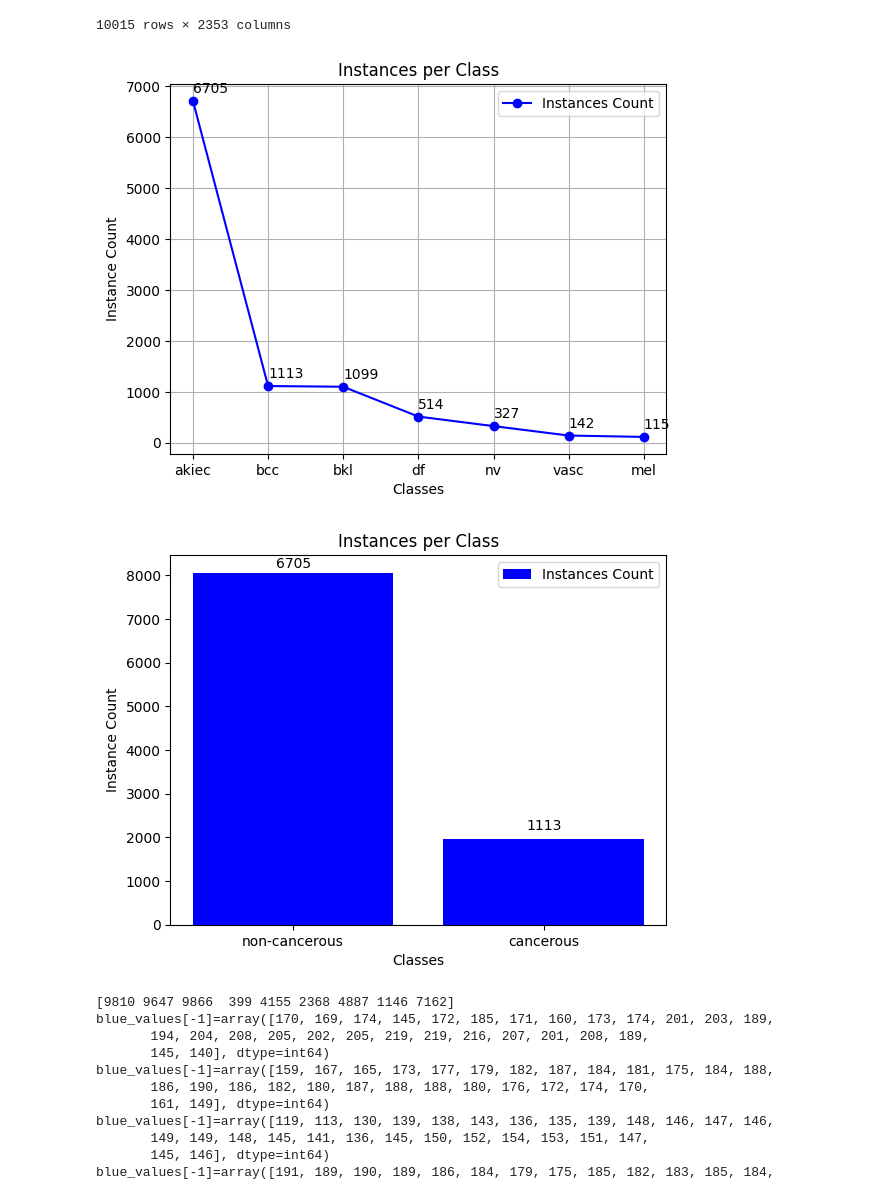
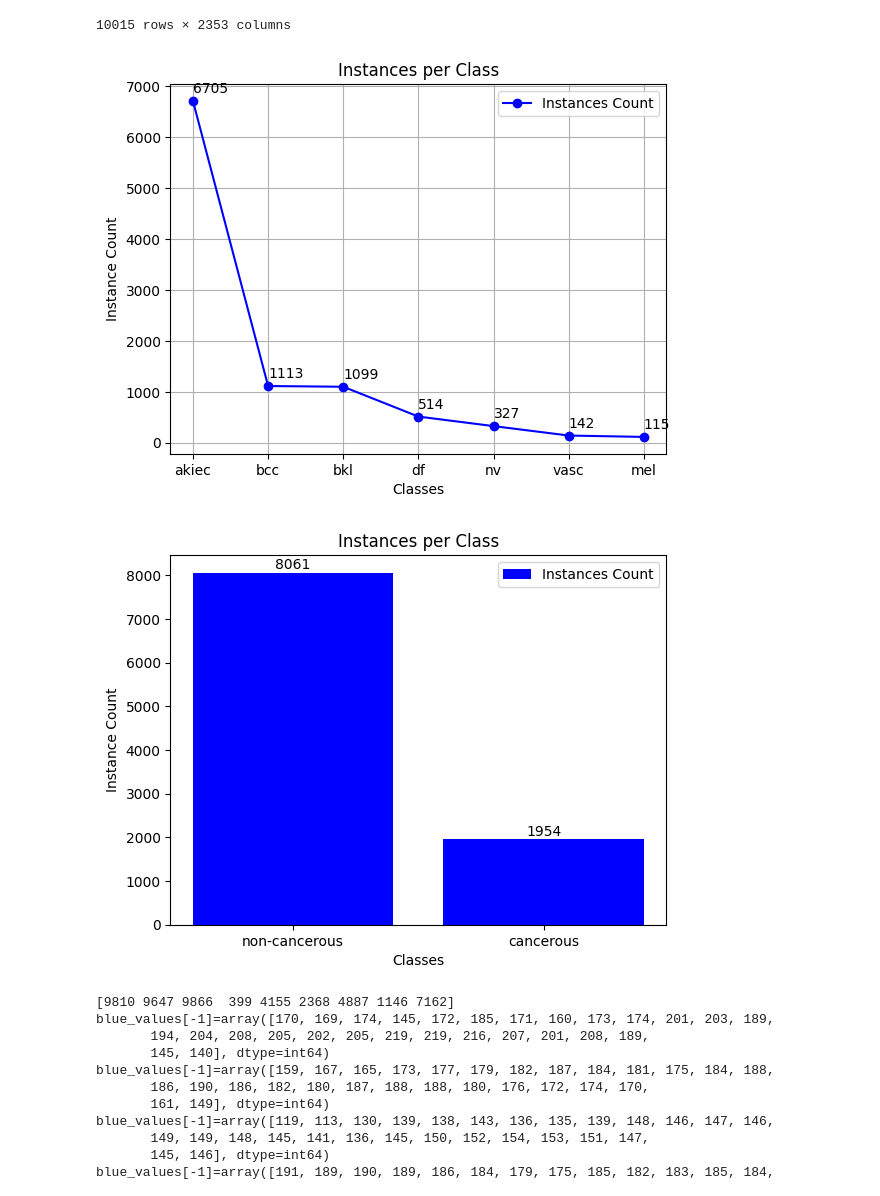
Before and after one commit to ShivanshuKGupta/AI_in_HC, a Jupyter notebook: main2.ipynb, the cells around one changed output. Saved outputs shown, nothing was run; the diff lists cells and outputs as text; code cells hidden in the pictures.

```diff
--- a/main2.ipynb
+++ b/main2.ipynb
@@ -42,36 +42,36 @@ Non-Cancer Instances: 8061
 # %%
 unique_classes_count = all_labels.value_counts()
 unique_classes = ['akiec', 'bcc', 'bkl', 'df', 'nv', 'vasc', 'mel']
 plt.plot(unique_classes,
          unique_classes_count, marker='o', linestyle='-', color='b', label='Instances Count')
 
 for x_coord, y_coord in zip(unique_classes, unique_classes_count):
     plt.text(x_coord, y_coord+100, f'{y_coord}', ha='left', va='bottom')
 
 plt.xlabel('Classes')
 plt.ylabel('Instance Count')
 plt.title('Instances per Class')
 plt.legend()
 plt.grid(True)
 plt.show()
 
-unique_classes_count = all_labels.value_counts()
+unique_classes_count = [noncancer_count,cancer_count]
 unique_classes = ['non-cancerous', 'cancerous']
 plt.bar(unique_classes,
          [noncancer_count, cancer_count], color='b', label='Instances Count')
 
 for x_coord, y_coord in zip(unique_classes, unique_classes_count):
-    plt.text(x_coord, y_coord+1000+(400 if x_coord=='non-cancerous' else 0), f'{y_coord}', ha='center', va='bottom')
+    plt.text(x_coord, y_coord+20, f'{y_coord}', ha='center', va='bottom')
 
 plt.xlabel('Classes')
 plt.ylabel('Instance Count')
 plt.title('Instances per Class')
 plt.legend()
 plt.grid(False)
 plt.show()
 # %% [output]
 [figure]
-[figure, old version]
+[figure, new version]
 # %%
 rows = 3
 cols = 3
```
